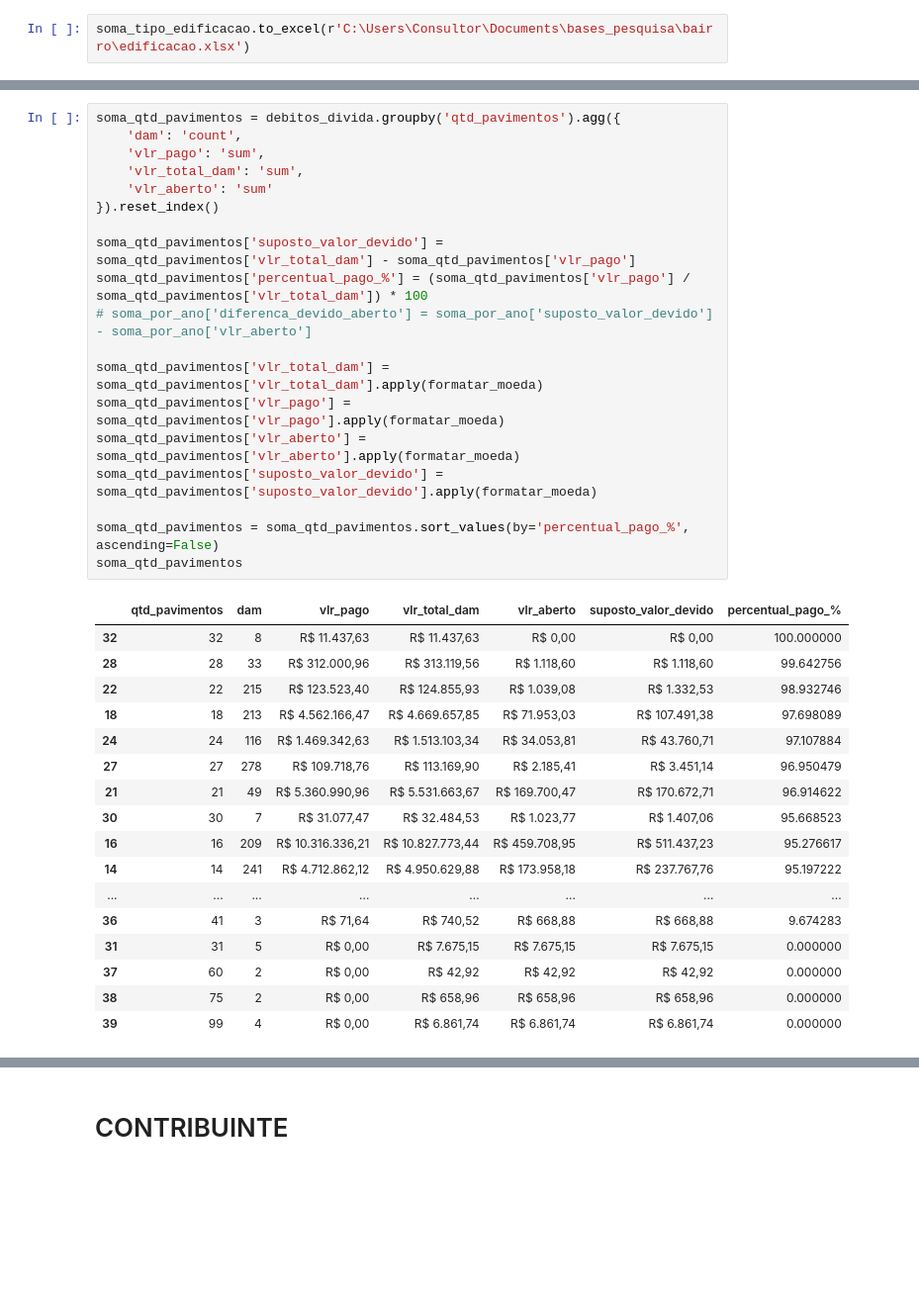
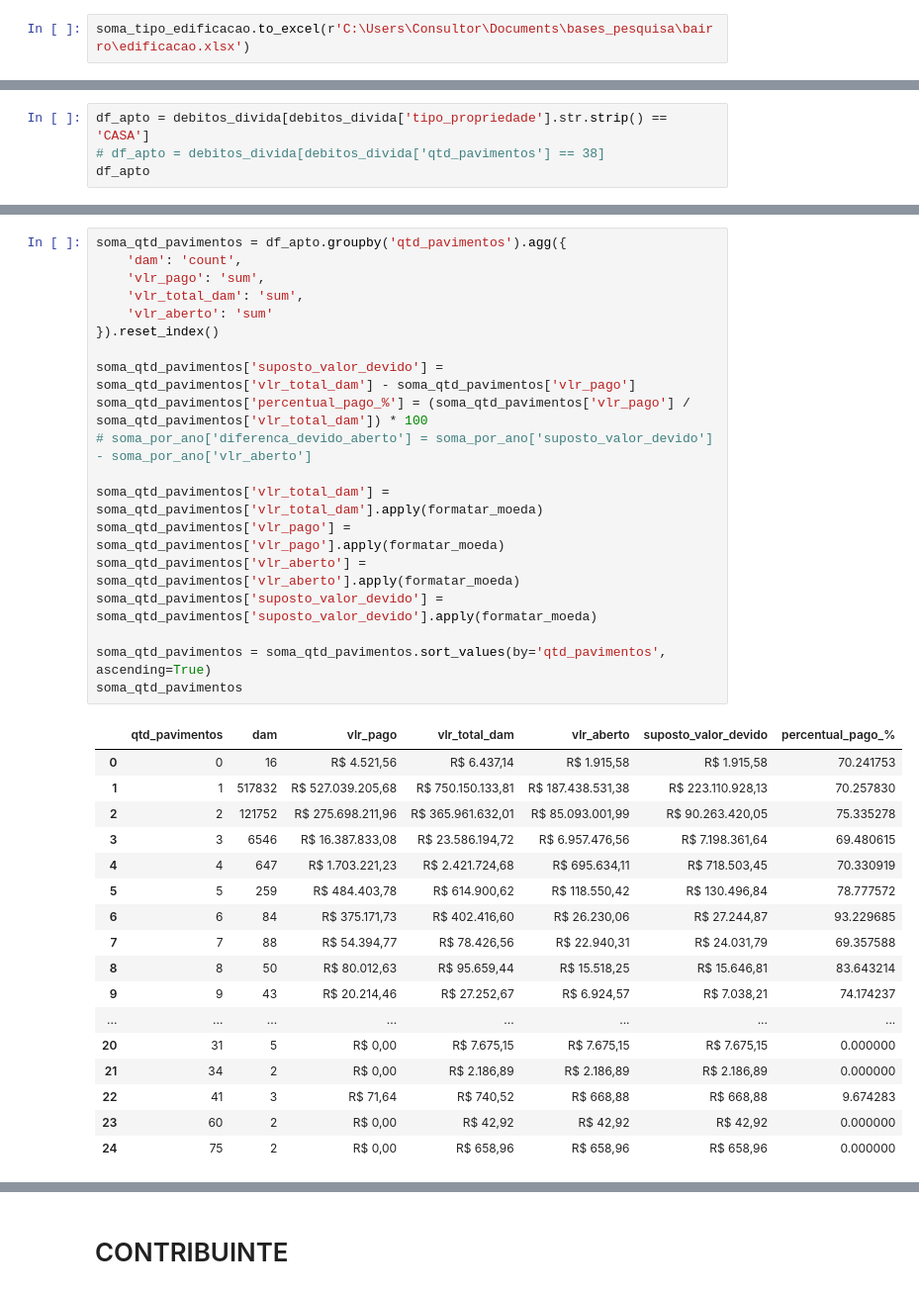
Before and after one commit to LanCarv/divida_ativa, a Jupyter notebook: modelo_debito.ipynb, the cells around one changed output, grey strips where cells are left out. Shown at 99% size. Saved outputs shown, nothing was run; the diff lists cells and outputs as text; blank space fills up the shorter version.

```diff
--- a/modelo_debito.ipynb
+++ b/modelo_debito.ipynb
@@ -1234,0 +1483,4 @@ soma_tipo_edificacao.to_excel(r'C:\Users\Consultor\Documents\bases_pesquisa\bair
+# %%
+df_apto = debitos_divida[debitos_divida['tipo_propriedade'].str.strip() == 'CASA']
+# df_apto = debitos_divida[debitos_divida['qtd_pavimentos'] == 38]
+df_apto
@@ -1235,37 +1501,37 @@ soma_tipo_edificacao.to_excel(r'C:\Users\Consultor\Documents\bases_pesquisa\bair
 # %%
-soma_qtd_pavimentos = debitos_divida.groupby('qtd_pavimentos').agg({
+soma_qtd_pavimentos = df_apto.groupby('qtd_pavimentos').agg({
     'dam': 'count',
     'vlr_pago': 'sum',
     'vlr_total_dam': 'sum',
     'vlr_aberto': 'sum'
 }).reset_index()
 
 soma_qtd_pavimentos['suposto_valor_devido'] = soma_qtd_pavimentos['vlr_total_dam'] - soma_qtd_pavimentos['vlr_pago']
 soma_qtd_pavimentos['percentual_pago_%'] = (soma_qtd_pavimentos['vlr_pago'] / soma_qtd_pavimentos['vlr_total_dam']) * 100
 # soma_por_ano['diferenca_devido_aberto'] = soma_por_ano['suposto_valor_devido'] - soma_por_ano['vlr_aberto']
 
 soma_qtd_pavimentos['vlr_total_dam'] = soma_qtd_pavimentos['vlr_total_dam'].apply(formatar_moeda)
 soma_qtd_pavimentos['vlr_pago'] = soma_qtd_pavimentos['vlr_pago'].apply(formatar_moeda)
 soma_qtd_pavimentos['vlr_aberto'] = soma_qtd_pavimentos['vlr_aberto'].apply(formatar_moeda)
 soma_qtd_pavimentos['suposto_valor_devido'] = soma_qtd_pavimentos['suposto_valor_devido'].apply(formatar_moeda)
 
-soma_qtd_pavimentos = soma_qtd_pavimentos.sort_values(by='percentual_pago_%', ascending=False)
+soma_qtd_pavimentos = soma_qtd_pavimentos.sort_values(by='qtd_pavimentos', ascending=True)
 soma_qtd_pavimentos
 # %% [output]
 |  | qtd_pavimentos | dam | vlr_pago | vlr_total_dam | vlr_aberto | suposto_valor_devido | percentual_pago_% |
-| 32 | 32 | 8 | R$ 11.437,63 | R$ 11.437,63 | R$ 0,00 | R$ 0,00 | 100.000000 |
-| 28 | 28 | 33 | R$ 312.000,96 | R$ 313.119,56 | R$ 1.118,60 | R$ 1.118,60 | 99.642756 |
-| 22 | 22 | 215 | R$ 123.523,40 | R$ 124.855,93 | R$ 1.039,08 | R$ 1.332,53 | 98.932746 |
-| 18 | 18 | 213 | R$ 4.562.166,47 | R$ 4.669.657,85 | R$ 71.953,03 | R$ 107.491,38 | 97.698089 |
-| 24 | 24 | 116 | R$ 1.469.342,63 | R$ 1.513.103,34 | R$ 34.053,81 | R$ 43.760,71 | 97.107884 |
-| 27 | 27 | 278 | R$ 109.718,76 | R$ 113.169,90 | R$ 2.185,41 | R$ 3.451,14 | 96.950479 |
-| 21 | 21 | 49 | R$ 5.360.990,96 | R$ 5.531.663,67 | R$ 169.700,47 | R$ 170.672,71 | 96.914622 |
-| 30 | 30 | 7 | R$ 31.077,47 | R$ 32.484,53 | R$ 1.023,77 | R$ 1.407,06 | 95.668523 |
-| 16 | 16 | 209 | R$ 10.316.336,21 | R$ 10.827.773,44 | R$ 459.708,95 | R$ 511.437,23 | 95.276617 |
-| 14 | 14 | 241 | R$ 4.712.862,12 | R$ 4.950.629,88 | R$ 173.958,18 | R$ 237.767,76 | 95.197222 |
+| 0 | 0 | 16 | R$ 4.521,56 | R$ 6.437,14 | R$ 1.915,58 | R$ 1.915,58 | 70.241753 |
+| 1 | 1 | 517832 | R$ 527.039.205,68 | R$ 750.150.133,81 | R$ 187.438.531,38 | R$ 223.110.928,13 | 70.257830 |
+| 2 | 2 | 121752 | R$ 275.698.211,96 | R$ 365.961.632,01 | R$ 85.093.001,99 | R$ 90.263.420,05 | 75.335278 |
+| 3 | 3 | 6546 | R$ 16.387.833,08 | R$ 23.586.194,72 | R$ 6.957.476,56 | R$ 7.198.361,64 | 69.480615 |
+| 4 | 4 | 647 | R$ 1.703.221,23 | R$ 2.421.724,68 | R$ 695.634,11 | R$ 718.503,45 | 70.330919 |
+| 5 | 5 | 259 | R$ 484.403,78 | R$ 614.900,62 | R$ 118.550,42 | R$ 130.496,84 | 78.777572 |
+| 6 | 6 | 84 | R$ 375.171,73 | R$ 402.416,60 | R$ 26.230,06 | R$ 27.244,87 | 93.229685 |
+| 7 | 7 | 88 | R$ 54.394,77 | R$ 78.426,56 | R$ 22.940,31 | R$ 24.031,79 | 69.357588 |
+| 8 | 8 | 50 | R$ 80.012,63 | R$ 95.659,44 | R$ 15.518,25 | R$ 15.646,81 | 83.643214 |
+| 9 | 9 | 43 | R$ 20.214,46 | R$ 27.252,67 | R$ 6.924,57 | R$ 7.038,21 | 74.174237 |
 | ... | ... | ... | ... | ... | ... | ... | ... |
-| 36 | 41 | 3 | R$ 71,64 | R$ 740,52 | R$ 668,88 | R$ 668,88 | 9.674283 |
-| 31 | 31 | 5 | R$ 0,00 | R$ 7.675,15 | R$ 7.675,15 | R$ 7.675,15 | 0.000000 |
-| 37 | 60 | 2 | R$ 0,00 | R$ 42,92 | R$ 42,92 | R$ 42,92 | 0.000000 |
-| 38 | 75 | 2 | R$ 0,00 | R$ 658,96 | R$ 658,96 | R$ 658,96 | 0.000000 |
-| 39 | 99 | 4 | R$ 0,00 | R$ 6.861,74 | R$ 6.861,74 | R$ 6.861,74 | 0.000000 |
+| 20 | 31 | 5 | R$ 0,00 | R$ 7.675,15 | R$ 7.675,15 | R$ 7.675,15 | 0.000000 |
+| 21 | 34 | 2 | R$ 0,00 | R$ 2.186,89 | R$ 2.186,89 | R$ 2.186,89 | 0.000000 |
+| 22 | 41 | 3 | R$ 71,64 | R$ 740,52 | R$ 668,88 | R$ 668,88 | 9.674283 |
+| 23 | 60 | 2 | R$ 0,00 | R$ 42,92 | R$ 42,92 | R$ 42,92 | 0.000000 |
+| 24 | 75 | 2 | R$ 0,00 | R$ 658,96 | R$ 658,96 | R$ 658,96 | 0.000000 |
```
Also changed, not shown: parts of 24 cells of this notebook.
